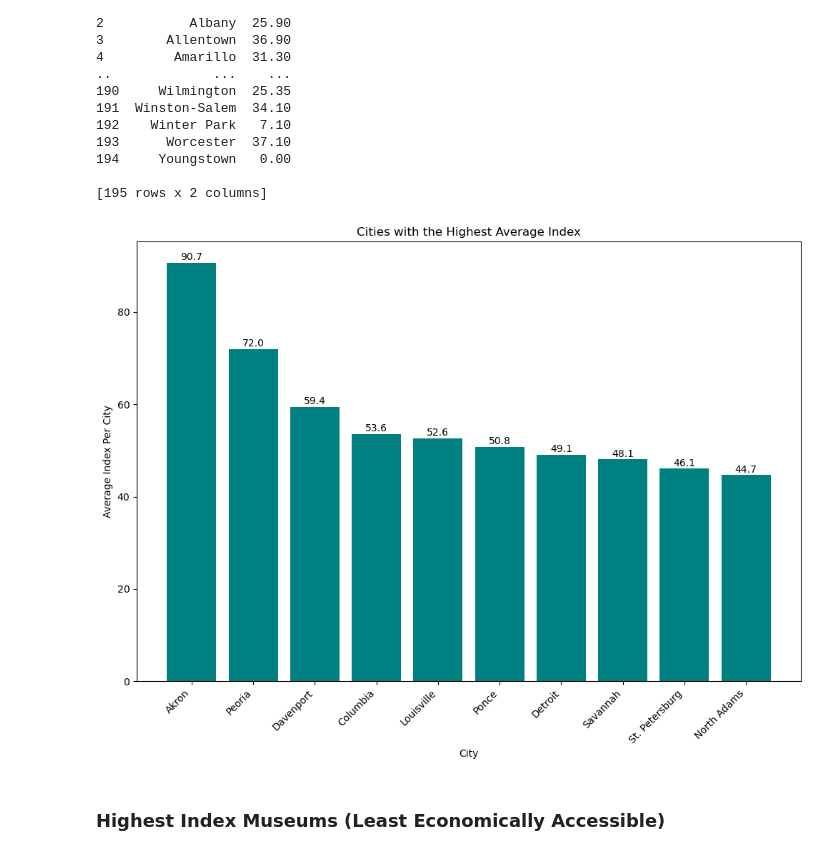
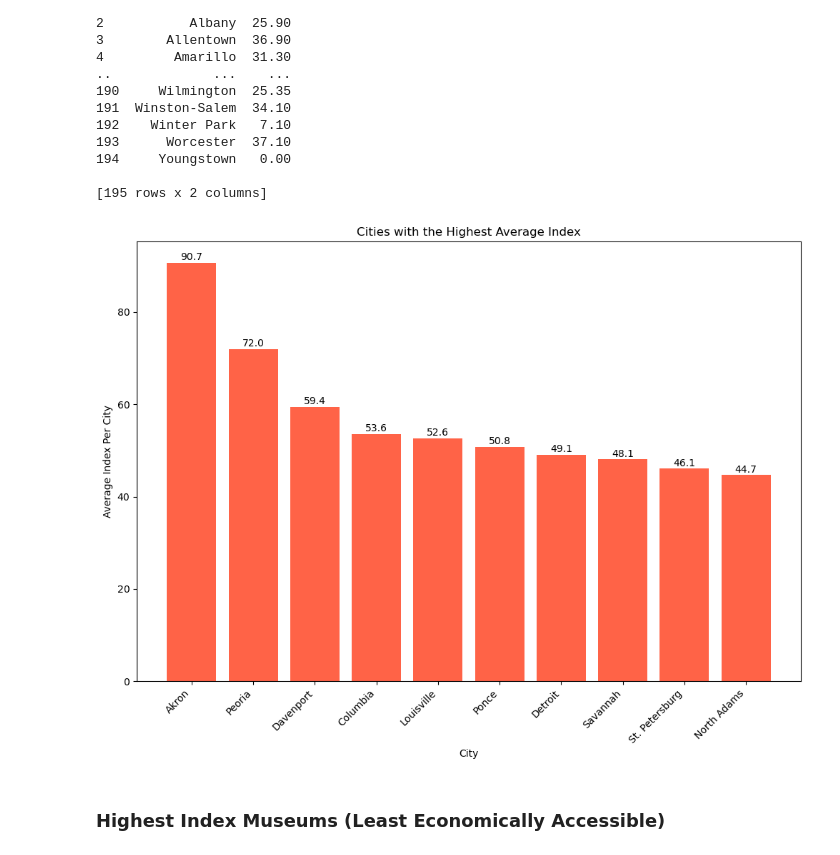
Before and after one commit to krduva02/Accessing-Art-Museums, a Jupyter notebook: Accessing Art Museums.ipynb, the cells around one changed output. Cells and saved outputs as stored; diff of their text form; code cells hidden in the pictures.

```diff
--- a/Accessing Art Museums.ipynb
+++ b/Accessing Art Museums.ipynb
@@ -343,31 +339,31 @@ print(average_index_per_city)
 # %%
 # sort by average index in descending order and select the highest
 highest_average_index = average_index_per_city.nlargest(10, 'Index')
 
 # create a vertical bar chart
 plt.figure(figsize=(12, 8))
-bars = plt.bar(highest_average_index['City'], highest_average_index['Index'], color='teal')
+bars = plt.bar(highest_average_index['City'], highest_average_index['Index'], color='tomato')
 plt.xlabel('City')
 plt.ylabel('Average Index Per City')
 plt.title('Cities with the Highest Average Index')
 
 # create diagonal labels
 plt.xticks(rotation=45, ha='right')
 
 # display Index number on top of each bar
 for bar in bars:
     yval = bar.get_height()
     plt.text(
         bar.get_x() + bar.get_width()/2,
         yval + 0.1,
         round(yval, 2),
         ha='center',
         va='bottom'
     )
 
 plt.show()
 # %% [output]
-[figure, old version]
+[figure, new version]
 # %% [markdown]
 ### Highest Index Museums (Least Economically Accessible)
 # %%
```
Also changed, not shown: parts of 2 cells of this notebook, 1 other file.
